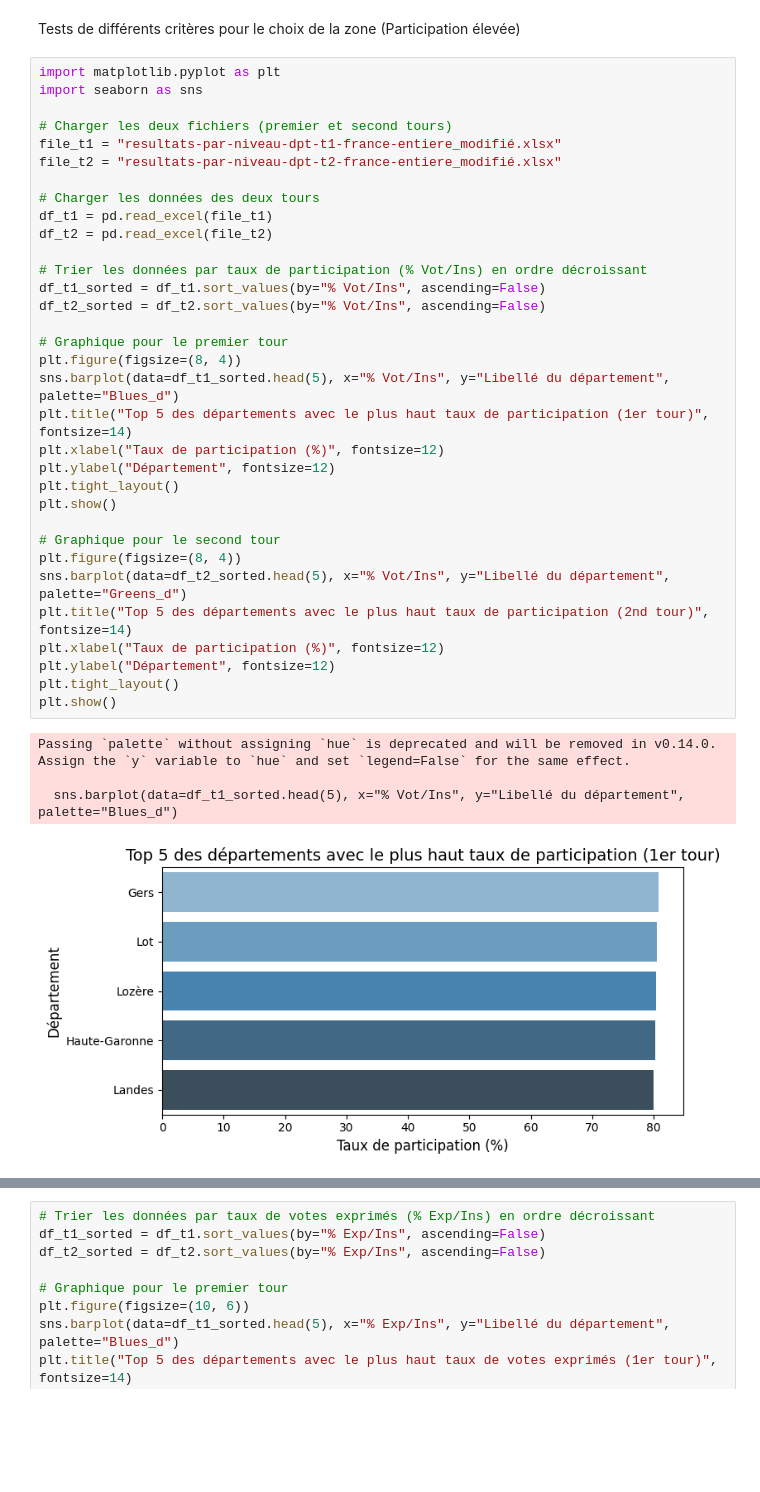
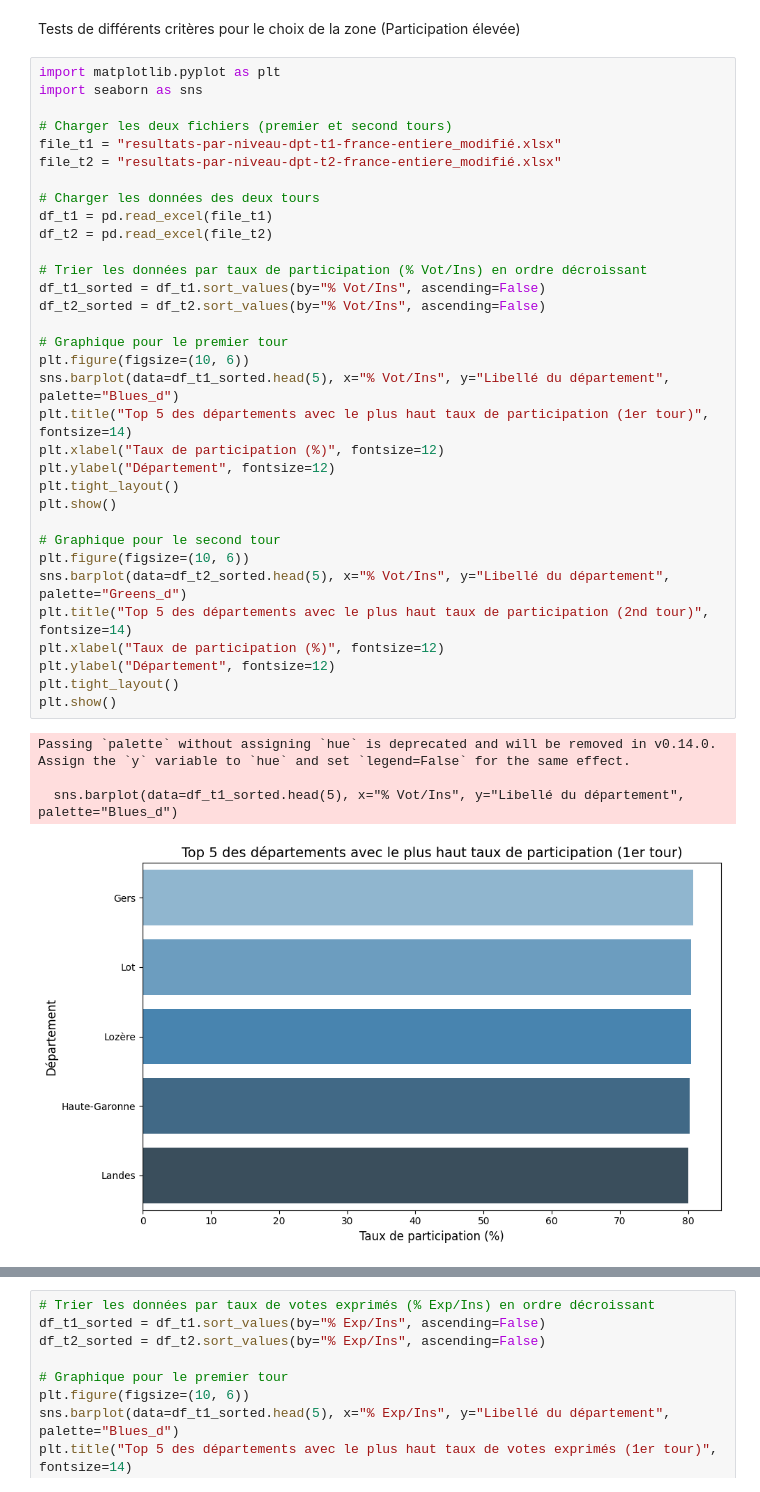
Before and after one commit to Cylia-845/Big_Data_Python, a Jupyter notebook: Choix_de_la_zone_géographie.ipynb, the cells around one changed output, grey strips where cells are left out. Cells and saved outputs as stored; diff of their text form; blank space fills up the shorter version.

```diff
--- a/Choix_de_la_zone_géographie.ipynb
+++ b/Choix_de_la_zone_géographie.ipynb
@@ -243,36 +243,36 @@ import seaborn as sns
 file_t1 = "resultats-par-niveau-dpt-t1-france-entiere_modifié.xlsx"
 file_t2 = "resultats-par-niveau-dpt-t2-france-entiere_modifié.xlsx"
 
 # Charger les données des deux tours
 df_t1 = pd.read_excel(file_t1)
 df_t2 = pd.read_excel(file_t2)
 
 # Trier les données par taux de participation (% Vot/Ins) en ordre décroissant
 df_t1_sorted = df_t1.sort_values(by="% Vot/Ins", ascending=False)
 df_t2_sorted = df_t2.sort_values(by="% Vot/Ins", ascending=False)
 
 # Graphique pour le premier tour
-plt.figure(figsize=(8, 4))
+plt.figure(figsize=(10, 6))
 sns.barplot(data=df_t1_sorted.head(5), x="% Vot/Ins", y="Libellé du département", palette="Blues_d")
 plt.title("Top 5 des départements avec le plus haut taux de participation (1er tour)", fontsize=14)
 plt.xlabel("Taux de participation (%)", fontsize=12)
 plt.ylabel("Département", fontsize=12)
 plt.tight_layout()
 plt.show()
 
 # Graphique pour le second tour
-plt.figure(figsize=(8, 4))
+plt.figure(figsize=(10, 6))
 sns.barplot(data=df_t2_sorted.head(5), x="% Vot/Ins", y="Libellé du département", palette="Greens_d")
 plt.title("Top 5 des départements avec le plus haut taux de participation (2nd tour)", fontsize=14)
 plt.xlabel("Taux de participation (%)", fontsize=12)
 plt.ylabel("Département", fontsize=12)
 plt.tight_layout()
 plt.show()
 # %% [output]
 Passing `palette` without assigning `hue` is deprecated and will be removed in v0.14.0. Assign the `y` variable to `hue` and set `legend=False` for the same effect.
 
   sns.barplot(data=df_t1_sorted.head(5), x="% Vot/Ins", y="Libellé du département", palette="Blues_d")
-[figure, old version]
+[figure, new version]
 Passing `palette` without assigning `hue` is deprecated and will be removed in v0.14.0. Assign the `y` variable to `hue` and set `legend=False` for the same effect.
 
   sns.barplot(data=df_t2_sorted.head(5), x="% Vot/Ins", y="Libellé du département", palette="Greens_d")
```
Also changed, not shown: parts of 6 cells of this notebook.
